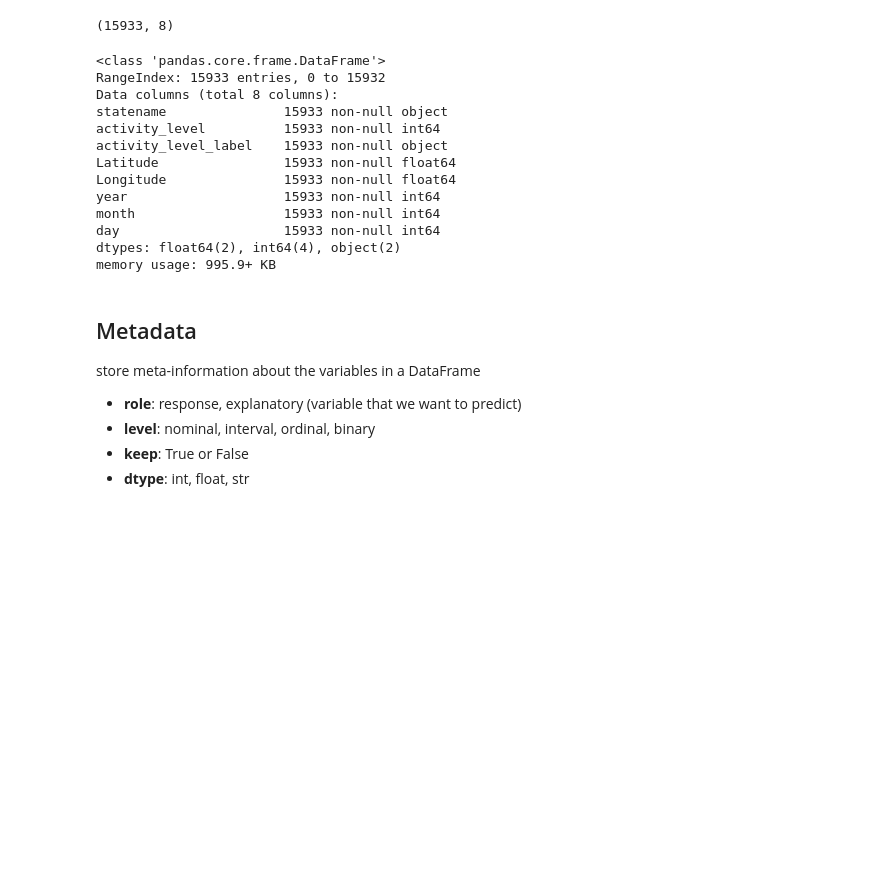
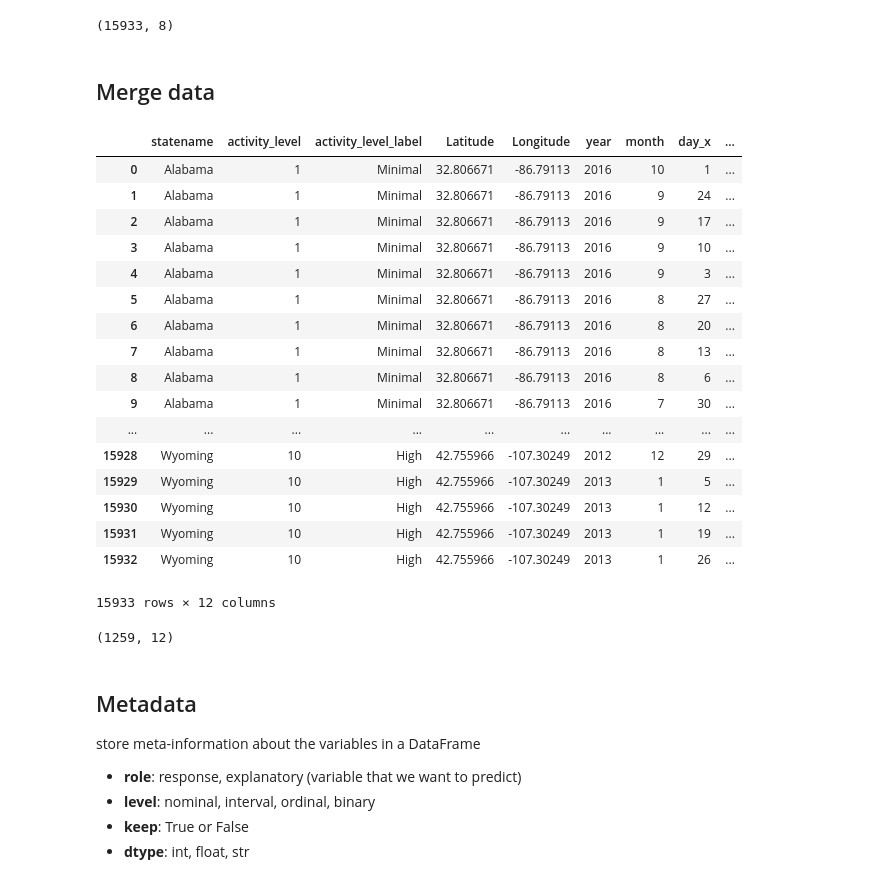
Before and after one commit to smrtnrd/prototype, a Jupyter notebook: develop/2017-10-30-bb-climate.ipynb, the cells around one changed output. Cells and saved outputs as stored; diff of their text form; code cells hidden in the pictures; blank space fills up the shorter version.

```diff
--- a/develop/2017-10-30-bb-climate.ipynb
+++ b/develop/2017-10-30-bb-climate.ipynb
@@ -235,22 +247,34 @@ ili.drop_duplicates()
 ili.shape
 # %% [output]
 (15933, 8)
-# %%
-ili.info()
-# %% [output]
-<class 'pandas.core.frame.DataFrame'>
-RangeIndex: 15933 entries, 0 to 15932
-Data columns (total 8 columns):
-statename               15933 non-null object
-activity_level          15933 non-null int64
-activity_level_label    15933 non-null object
-Latitude                15933 non-null float64
-Longitude               15933 non-null float64
-year                    15933 non-null int64
-month                   15933 non-null int64
-day                     15933 non-null int64
-dtypes: float64(2), int64(4), object(2)
-memory usage: 995.9+ KB
+# %% [markdown]
+ ## Merge data
+# %%
+df = pd.merge(ili, df_month, on = ['statename', 'year', 'month', 'Latitude', 'Longitude'  ], how = 'left')
+df
+# %% [output]
+|  | statename | activity_level | activity_level_label | Latitude | Longitude | year | month | day_x | ... |
+| 0 | Alabama | 1 | Minimal | 32.806671 | -86.79113 | 2016 | 10 | 1 | ... |
+| 1 | Alabama | 1 | Minimal | 32.806671 | -86.79113 | 2016 | 9 | 24 | ... |
+| 2 | Alabama | 1 | Minimal | 32.806671 | -86.79113 | 2016 | 9 | 17 | ... |
+| 3 | Alabama | 1 | Minimal | 32.806671 | -86.79113 | 2016 | 9 | 10 | ... |
+| 4 | Alabama | 1 | Minimal | 32.806671 | -86.79113 | 2016 | 9 | 3 | ... |
+| 5 | Alabama | 1 | Minimal | 32.806671 | -86.79113 | 2016 | 8 | 27 | ... |
+| 6 | Alabama | 1 | Minimal | 32.806671 | -86.79113 | 2016 | 8 | 20 | ... |
+| 7 | Alabama | 1 | Minimal | 32.806671 | -86.79113 | 2016 | 8 | 13 | ... |
+| 8 | Alabama | 1 | Minimal | 32.806671 | -86.79113 | 2016 | 8 | 6 | ... |
+| 9 | Alabama | 1 | Minimal | 32.806671 | -86.79113 | 2016 | 7 | 30 | ... |
+| ... | ... | ... | ... | ... | ... | ... | ... | ... | ... |
+| 15928 | Wyoming | 10 | High | 42.755966 | -107.30249 | 2012 | 12 | 29 | ... |
+| 15929 | Wyoming | 10 | High | 42.755966 | -107.30249 | 2013 | 1 | 5 | ... |
+| 15930 | Wyoming | 10 | High | 42.755966 | -107.30249 | 2013 | 1 | 12 | ... |
+| 15931 | Wyoming | 10 | High | 42.755966 | -107.30249 | 2013 | 1 | 19 | ... |
+| 15932 | Wyoming | 10 | High | 42.755966 | -107.30249 | 2013 | 1 | 26 | ... |
+15933 rows × 12 columns
+# %%
+df.shape
+# %% [output]
+(1259, 12)
 # %% [markdown]
 ## Metadata
 
```
Also changed, not shown: parts of 16 cells of this notebook, 3 other files.
